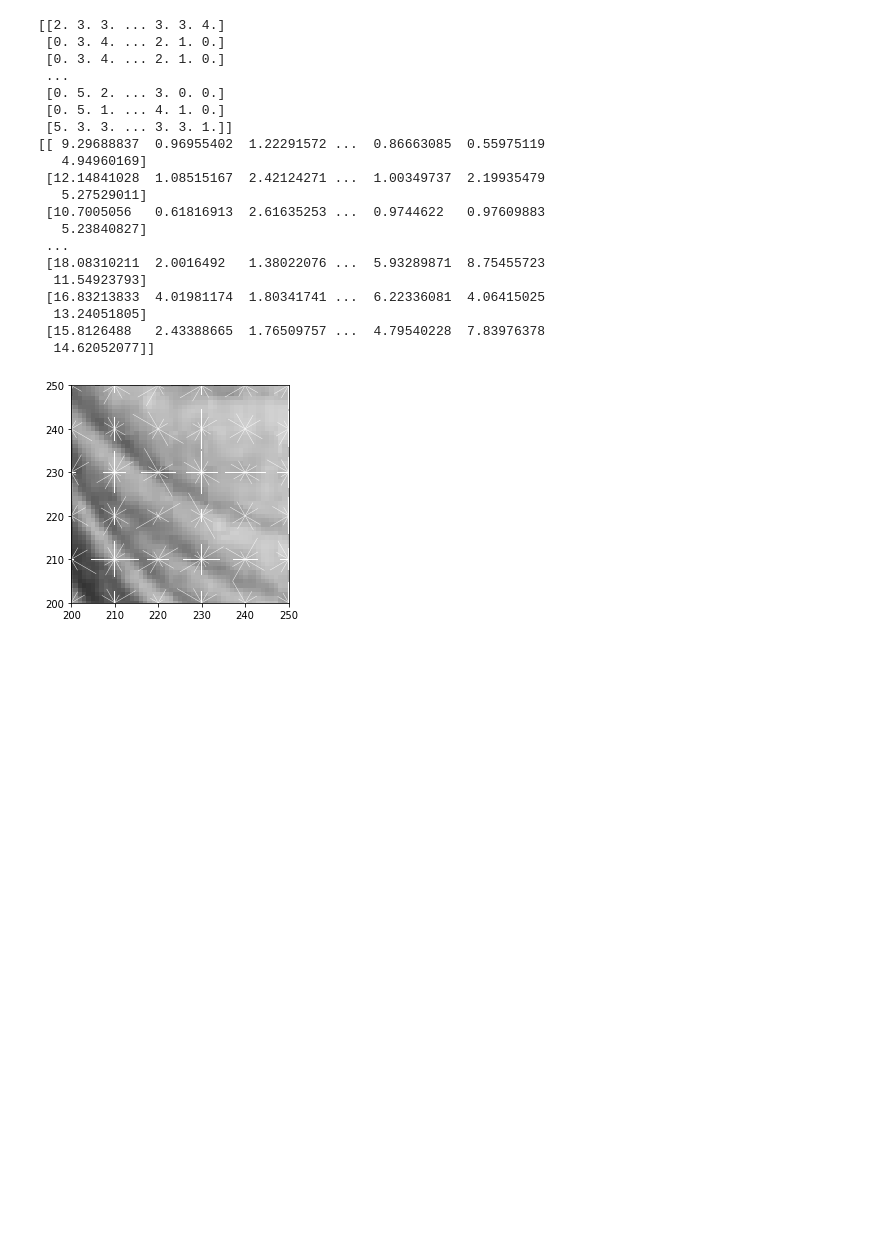
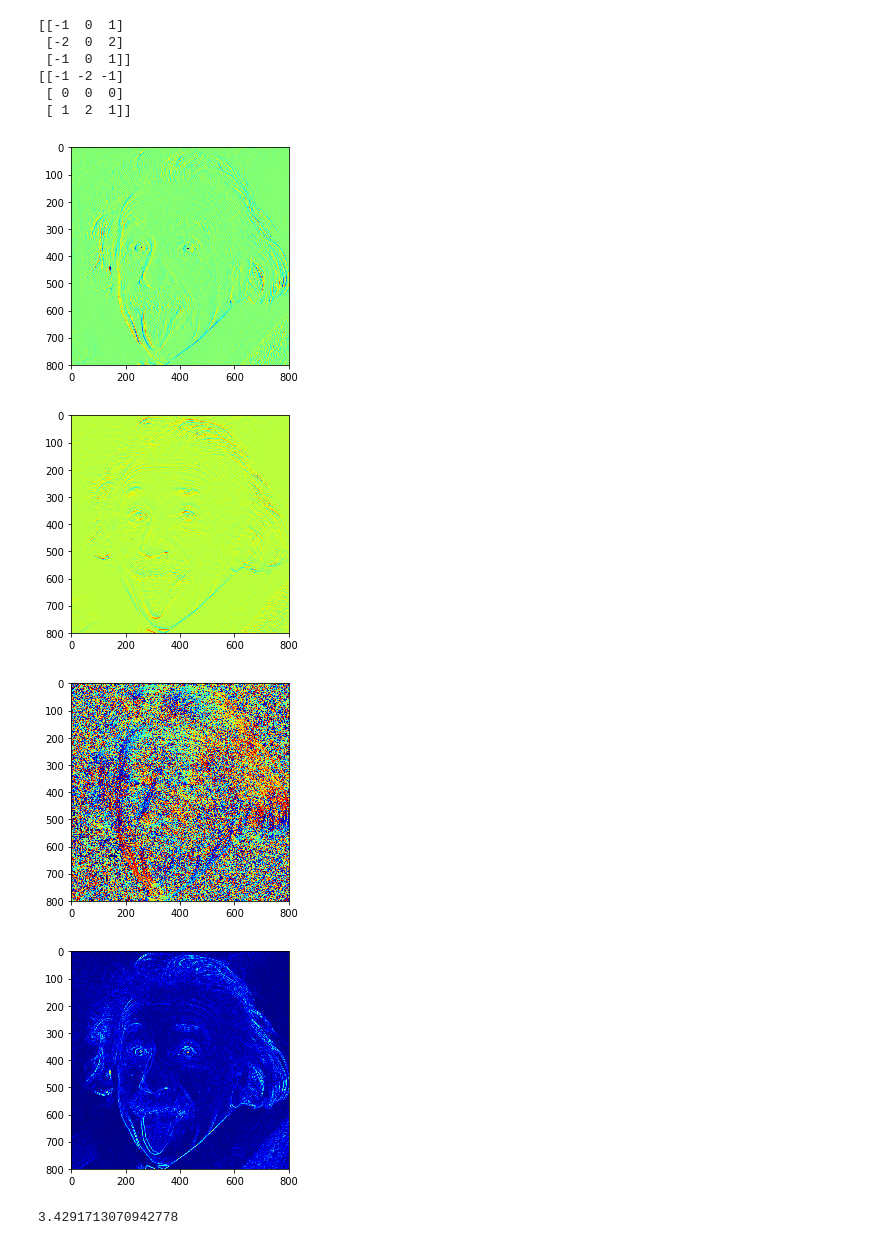
Before and after one commit to djzts/CSCI5561, a Jupyter notebook: HW1/Final_HW1.ipynb, the cells around one changed output. Cells and saved outputs as stored; diff of their text form; code cells hidden in the pictures; blank space fills up the shorter version.

```diff
--- a/HW1/Final_HW1.ipynb
+++ b/HW1/Final_HW1.ipynb
@@ -2,6 +2,7 @@
 import cv2
 import numpy as np
 import matplotlib.pyplot as plt
+import math
 
 def get_differential_filter():
     # To do
@@ -9,8 +10,11 @@ def get_differential_filter():
     #filter_y = np.tile(np.vstack(np.array([1,0,-1])),3)
     #gaussian = np.array([[0,1,0],[1,2,1],[0,1,0]]) # Add the gaussian filter to mimic Park?
     #using self-defined solbelman filter instead.
-    filter_y = np.array([[1,2,1],[0,0,0],[-1,-2,-1]])
+    filter_y = np.array([[-1,-2,-1],[0,0,0],[1,2,1]])
     filter_x = filter_y.T
+
+    print(filter_x)
+    print(filter_y)
 
     return filter_x, filter_y
 
@@ -18,17 +22,16 @@ def get_differential_filter():
 def filter_image(im, filter):
     # To do
     im_zero_pad = np.pad(im, ((1,1),(1,1)), 'constant')
-    height,width = im_zero_pad.shape
+    height,width = im.shape
     im_filtered = np.zeros(im.shape)
 
-    for i in range(1,height-1,1):
-        for j in range(1,width-1,1):
-            cell = np.array([[im_zero_pad[i-1,j-1],im_zero_pad[i-1,j],im_zero_pad[i-1,j+1]],
-                                [im_zero_pad[i,j-1],im_zero_pad[i,j],im_zero_pad[i,j+1]],
-                                [im_zero_pad[i+1,j-1],im_zero_pad[i+1,j],im_zero_pad[i+1,j+1]]])
+    for i in range(height):
+        for j in range(width):
+            cell = im_zero_pad[i:i+3,j:j+3]
+            im_filtered[i,j] = np.sum(cell*filter)
 
-
-            im_filtered[i-1,j-1] = np.sum(cell*filter)
+    plt.imshow(im_filtered ,cmap='jet')
+    plt.show()
 
     return im_filtered
 
@@ -43,17 +46,26 @@ def get_gradient(im_dx, im_dy):
         for j in range(im_dy.shape[1]):
             grad_angle[i,j] = np.arctan2(im_dy[i,j],im_dx[i,j])
 
+    plt.imshow((grad_angle+np.pi) % np.pi ,cmap='jet')
+    plt.show()
+
+    plt.imshow(grad_mag ,cmap='jet')
+    plt.show()
+
+    print(np.max(grad_mag))
 
     return grad_mag, (grad_angle+np.pi) % np.pi #将 angle 值域缩到0-180
 
 
 def build_histogram(grad_mag, grad_angle, cell_size = 8):
     # To do
-    angle_im = grad_angle*180/np.pi #归一至180度
+    angle_im = math.degree(grad_angle)#归一至180度
 
     angle_im[np.where(angle_im>=180.0)] = 179.9 #将180°归为179.9 为了更好分类
 
-    oder_im = (angle_im / 15)%11 #除以15分成 12 份 MOD 11之后 example 179//15%11 = 0.933<1
+    oder_im = (angle_im // 15)%11 #除以15分成 12 份 MOD 11之后 example 179//15%11 = 0.933<1
+
+    #example 123//15%11 = 8.xx in 7-9
 
     for i in range(6):
         oder_im[np.where(np.logical_and(oder_im>=(2*i-1), oder_im<(2*i+1)))] = i # 分为六类
@@ -67,8 +79,11 @@ def build_histogram(grad_mag, grad_angle, cell_size = 8):
             oder_y = j//cell_size
             bin_num = np.int(oder_im[i,j])
             ori_histo[oder_x,oder_y, bin_num] =grad_mag[i,j] + ori_histo[oder_x,oder_y,bin_num]
+
     print(oder_im)
-    print(ori_histo[:,:,0])
+
+    print(np.sum(np.sum(np.load('order.npy')-oder_im)))
+    #print(ori_histo[:,:,0])
     return ori_histo
 
 
@@ -126,54 +141,45 @@ def extract_hog(im):
     # visualize to verify
     visualize_hog(im, hog, cell_size, block_size)
 
+    visualize_hog(im, hog, cell_size, block_size)
+
     return hog
 
 
 # visualize histogram of each block
 def visualize_hog(im, hog, cell_size, block_size):
     num_bins = 6
     max_len = 7  # control sum of segment lengths for visualized histogram bin of each block
     im_h, im_w = im.shape
     num_cell_h, num_cell_w = int(im_h / cell_size), int(im_w / cell_size)
     num_blocks_h, num_blocks_w = num_cell_h - block_size + 1, num_cell_w - block_size + 1
     histo_normalized = hog.reshape((num_blocks_h, num_blocks_w, block_size**2, num_bins))
     histo_normalized_vis = np.sum(histo_normalized**2, axis=2) * max_len  # num_blocks_h x num_blocks_w x num_bins
     angles = np.arange(0, np.pi, np.pi/num_bins)
     mesh_x, mesh_y = np.meshgrid(np.r_[cell_size: cell_size*num_cell_w: cell_size], np.r_[cell_size: cell_size*num_cell_h: cell_size])
     mesh_u = histo_normalized_vis * np.sin(angles).reshape((1, 1, num_bins))  # expand to same dims as histo_normalized
     mesh_v = histo_normalized_vis * -np.cos(angles).reshape((1, 1, num_bins))  # expand to same dims as histo_normalized
     plt.imshow(im, cmap='gray', vmin=0, vmax=1)
     for i in range(num_bins):
         plt.quiver(mesh_x - 0.5 * mesh_u[:, :, i], mesh_y - 0.5 * mesh_v[:, :, i], mesh_u[:, :, i], mesh_v[:, :, i],
                    color='white', headaxislength=0, headlength=0, scale_units='xy', scale=1, width=0.002, angles='xy')
-    plt.xlim(200,250)
-    plt.ylim(200,250)
+
     plt.show()
 
 
 
 if __name__=='__main__':
-    im = cv2.imread('einstein.jpg', 0)
+    im = cv2.imread('e2.png', 0)
     hog = extract_hog(im)
 # %% [output]
-[[2. 3. 3. ... 3. 3. 4.]
- [0. 3. 4. ... 2. 1. 0.]
- [0. 3. 4. ... 2. 1. 0.]
- ...
- [0. 5. 2. ... 3. 0. 0.]
- [0. 5. 1. ... 4. 1. 0.]
- [5. 3. 3. ... 3. 3. 1.]]
-[[ 9.29688837  0.96955402  1.22291572 ...  0.86663085  0.55975119
-   4.94960169]
- [12.14841028  1.08515167  2.42124271 ...  1.00349737  2.19935479
-   5.27529011]
- [10.7005056   0.61816913  2.61635253 ...  0.9744622   0.97609883
-   5.23840827]
- ...
- [18.08310211  2.0016492   1.38022076 ...  5.93289871  8.75455723
-  11.54923793]
- [16.83213833  4.01981174  1.80341741 ...  6.22336081  4.06415025
-  13.24051805]
- [15.8126488   2.43388665  1.76509757 ...  4.79540228  7.83976378
-  14.62052077]]
+[[-1  0  1]
+ [-2  0  2]
+ [-1  0  1]]
+[[-1 -2 -1]
+ [ 0  0  0]
+ [ 1  2  1]]
-[figure, old version]
+[figure, new version]
+[figure, added]
+[figure, added]
+[figure, added]
+3.4291713070942778
```
Also changed, not shown: parts of 1 cell of this notebook, 4 other files.
